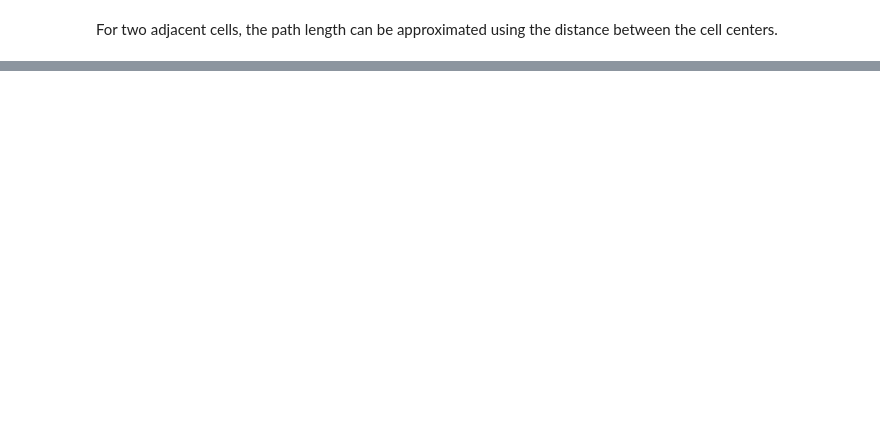
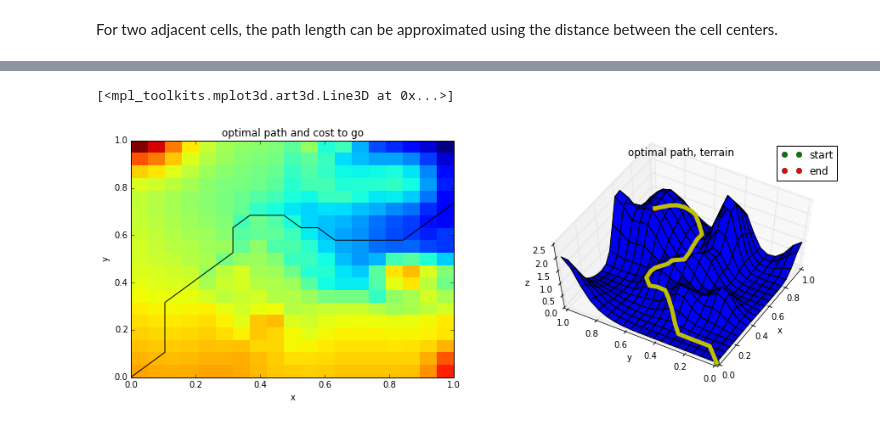
Before and after one commit to jgoppert/control-systems, a Jupyter notebook: HJB Equation.ipynb, the cells around one changed output, grey strips where cells are left out. Saved outputs shown, nothing was run; the diff lists cells and outputs as text; code cells hidden in the pictures; blank space fills up the shorter version.

```diff
--- a/HJB Equation.ipynb
+++ b/HJB Equation.ipynb
@@ -95,0 +156,42 @@ pcolor(V)
+# %%
+# find optimal path, start at initial conditions and choose lowest cost moving
+# forward using Bellman's principle of optimality
+p = i_x0
+p_hist_opt = [p]
+while p != i_xf:
+    pa_opt = None
+    V_old = V[p[0], p[1]]
+    for a in possible_actions:
+        pa = (p[0] + a[0], p[1] + a[1])
+        if in_bounds(pa):
+            V_new = V[pa[0], pa[1]]
+            if pa_opt is None or (V_new < V_opt and V_new < V_old):
+                V_opt = V_new
+                pa_opt = pa
+    p = pa_opt
+    p_hist_opt.append(p)
+# %%
+figure(figsize=(15,5))
+subplot(121)
+pos_hist_opt = array([position(p) for p in p_hist_opt])
+pcolor(X, Y, V)
+plot(pos_hist_opt[:,0], pos_hist_opt[:,1] , '-k')
+xlabel('x')
+ylabel('y')
+title('optimal path and cost to go')
+
+ax = subplot(122, projection='3d')
+h_terrain = ax.plot_surface(X, Y, z, cstride=1, rstride=1)
+h_start = ax.plot3D([x0[0]], [x0[1]], [terrain(x0)], 'go')
+h_end = ax.plot3D([xf[0]], [xf[1]], [terrain(xf)], 'ro')
+ax.set_xlabel('x')
+ax.set_ylabel('y')
+ax.set_zlabel('z')
+title('optimal path, terrain')
+ax.view_init(elev=60, azim=-150)
+ax.legend( ['start','end','terrain'])
+terrain_opt = [terrain(pos_hist_opt[i,:]) for i in range(len(pos_hist_opt[:,0]))]
+ax.plot3D(pos_hist_opt[:,0], pos_hist_opt[:,1], terrain_opt, '-y', linewidth=5)
+# %% [output]
+[<mpl_toolkits.mplot3d.art3d.Line3D at 0x...>]
+[figure, added]
```
Also changed, not shown: parts of 11 cells of this notebook.
